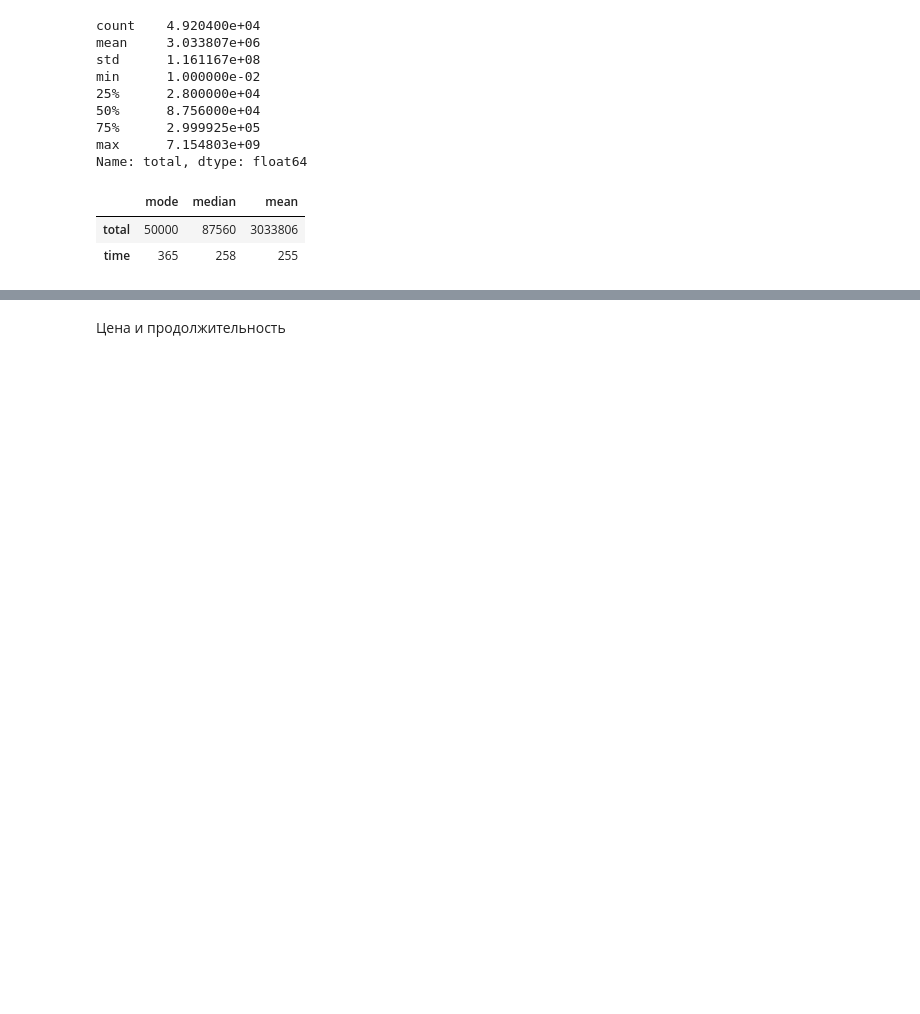
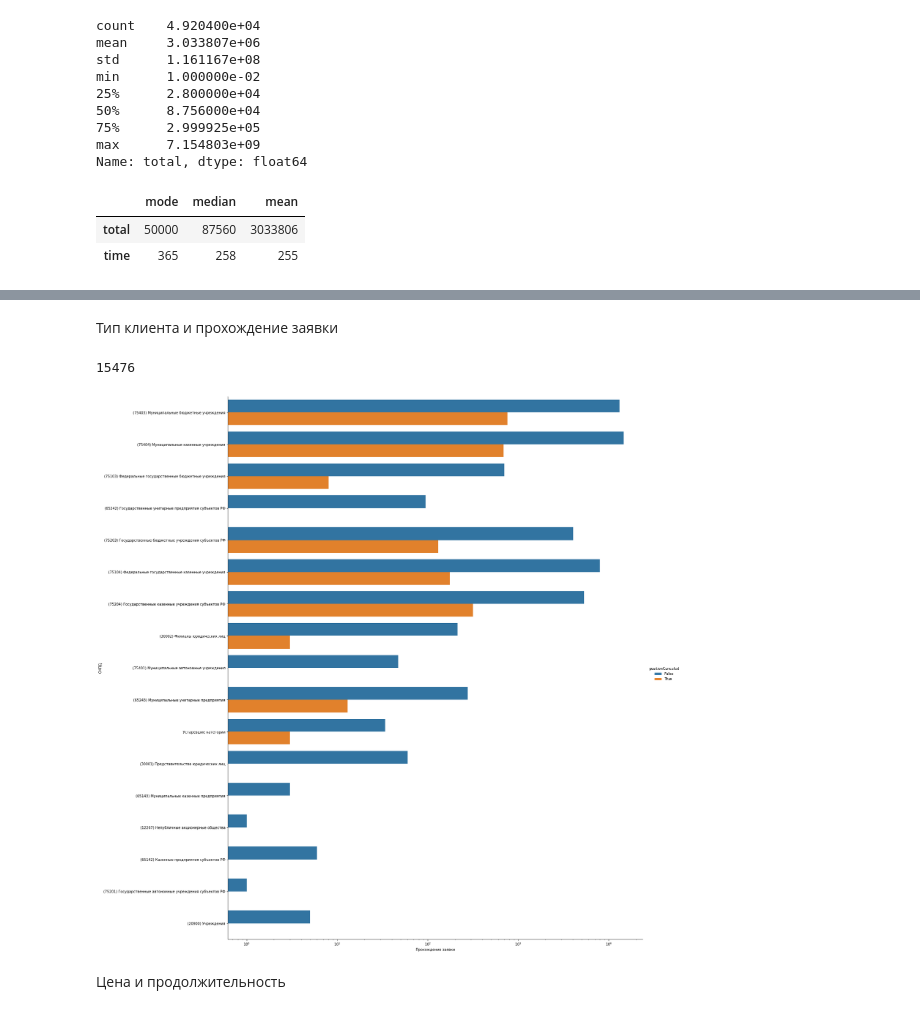
Before and after one commit to danil99152/prediction-of-government-tenders, a Jupyter notebook: auction_prediction.ipynb, the cells around one changed output, grey strips where cells are left out. Cells and saved outputs as stored; diff of their text form; code cells hidden in the pictures; blank space fills up the shorter version.

Commit message:
Добавлен анализ по типу клиента, изменены параметры

```diff
--- a/auction_prediction.ipynb
+++ b/auction_prediction.ipynb
@@ -290,3 +419,18 @@ gc.collect()
+# %% [markdown]
+Тип клиента и прохождение заявки
+# %%
+with sbs.plotting_context(font_scale=1.6):
+  data_to_plot = data.filter(['customer_legal_form', 'positionCanceled'])
+  data_to_plot['customer_legal_form'] = data_to_plot['customer_legal_form'].map(OKOPF_sub)
+  g = sbs.catplot(y = 'customer_legal_form', hue="positionCanceled", kind="count", height = 22, aspect = 1, data = data_to_plot, orient = 'h')
+  g.set(xscale = 'log', xlabel = 'Прохождение заявки', ylabel = 'ОКПД')
+
+del data_to_plot
+del g
+gc.collect()
+# %% [output]
+15476
+[figure, added]
 # %% [markdown]
 Цена и продолжительность
 # %%
```
Also changed, not shown: parts of 19 cells of this notebook.
